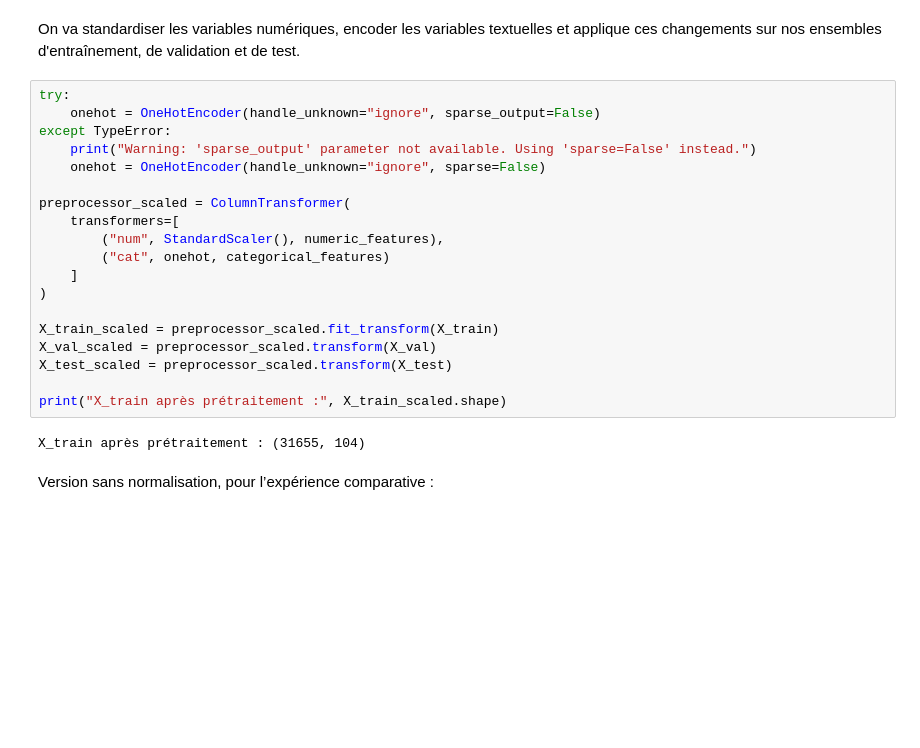
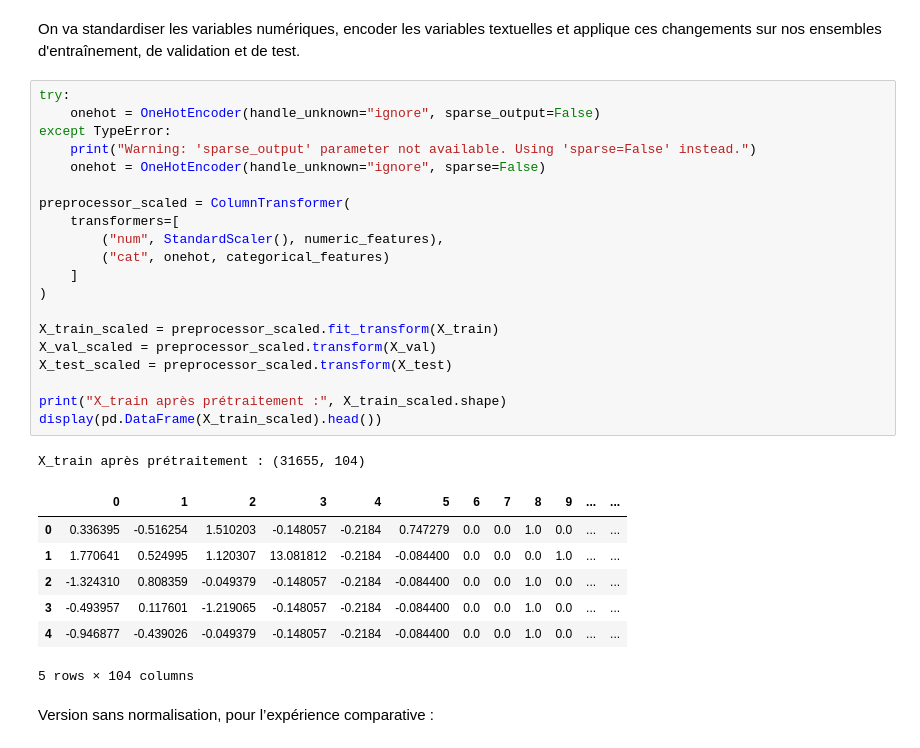
Before and after one commit to AyaQuarine/DEEPXPLAIN, a Jupyter notebook: notebooks/01_mlp_adult_income.ipynb, the cells around one changed output. Drawn from its saved outputs; the diff is of its cells as text; blank space fills up the shorter version.

```diff
--- a/notebooks/01_mlp_adult_income.ipynb
+++ b/notebooks/01_mlp_adult_income.ipynb
@@ -401,24 +411,32 @@ On va standardiser les variables numériques, encoder les variables textuelles e
 # %%
 try:
     onehot = OneHotEncoder(handle_unknown="ignore", sparse_output=False)
 except TypeError:
     print("Warning: 'sparse_output' parameter not available. Using 'sparse=False' instead.")
     onehot = OneHotEncoder(handle_unknown="ignore", sparse=False)
 
 preprocessor_scaled = ColumnTransformer(
     transformers=[
         ("num", StandardScaler(), numeric_features),
         ("cat", onehot, categorical_features)
     ]
 )
 
 X_train_scaled = preprocessor_scaled.fit_transform(X_train)
 X_val_scaled = preprocessor_scaled.transform(X_val)
 X_test_scaled = preprocessor_scaled.transform(X_test)
 
 print("X_train après prétraitement :", X_train_scaled.shape)
+display(pd.DataFrame(X_train_scaled).head())
 # %% [output]
 X_train après prétraitement : (31655, 104)
+|  | 0 | 1 | 2 | 3 | 4 | 5 | 6 | 7 | 8 | 9 | ... | ... |
+| 0 | 0.336395 | -0.516254 | 1.510203 | -0.148057 | -0.2184 | 0.747279 | 0.0 | 0.0 | 1.0 | 0.0 | ... | ... |
+| 1 | 1.770641 | 0.524995 | 1.120307 | 13.081812 | -0.2184 | -0.084400 | 0.0 | 0.0 | 0.0 | 1.0 | ... | ... |
+| 2 | -1.324310 | 0.808359 | -0.049379 | -0.148057 | -0.2184 | -0.084400 | 0.0 | 0.0 | 1.0 | 0.0 | ... | ... |
+| 3 | -0.493957 | 0.117601 | -1.219065 | -0.148057 | -0.2184 | -0.084400 | 0.0 | 0.0 | 1.0 | 0.0 | ... | ... |
+| 4 | -0.946877 | -0.439026 | -0.049379 | -0.148057 | -0.2184 | -0.084400 | 0.0 | 0.0 | 1.0 | 0.0 | ... | ... |
+5 rows × 104 columns
 # %% [markdown]
 Version sans normalisation, pour l’expérience comparative :
 # %%
```
Also changed, not shown: parts of 21 cells of this notebook.
